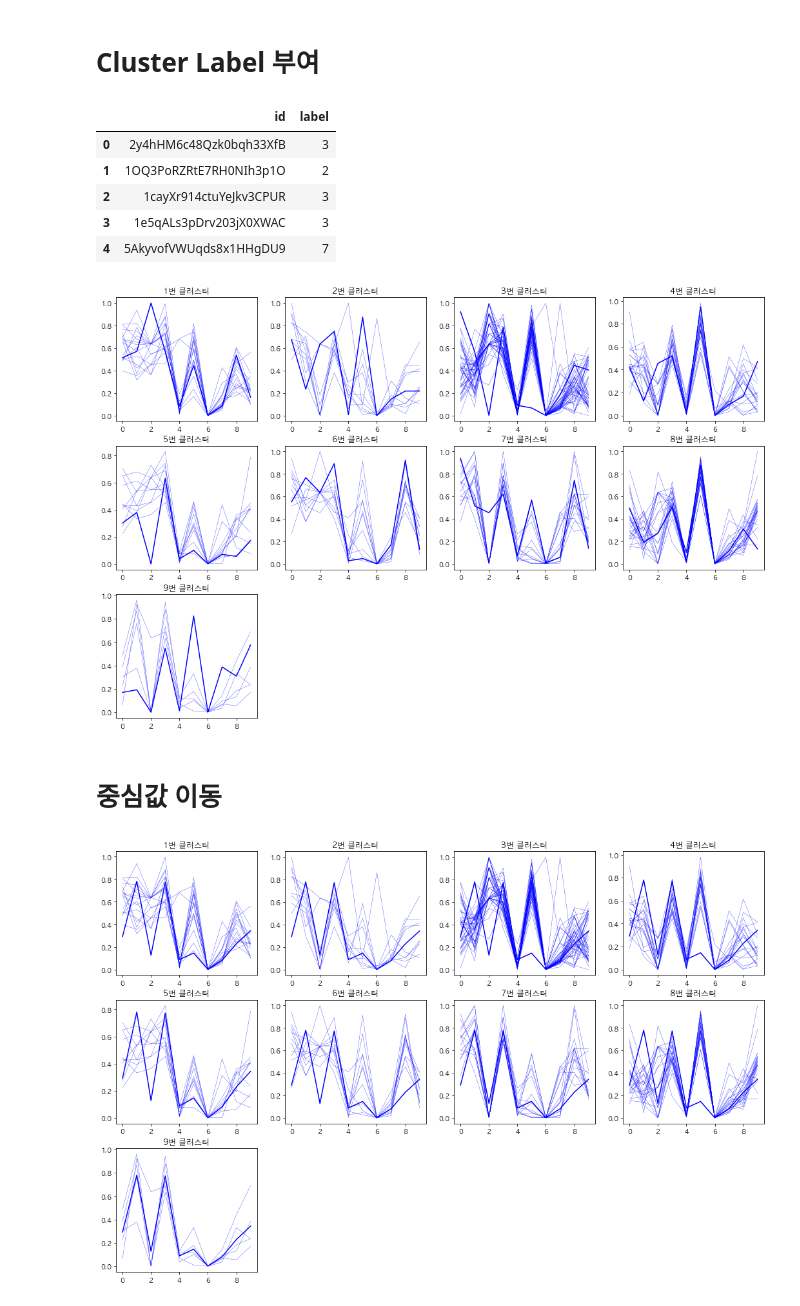
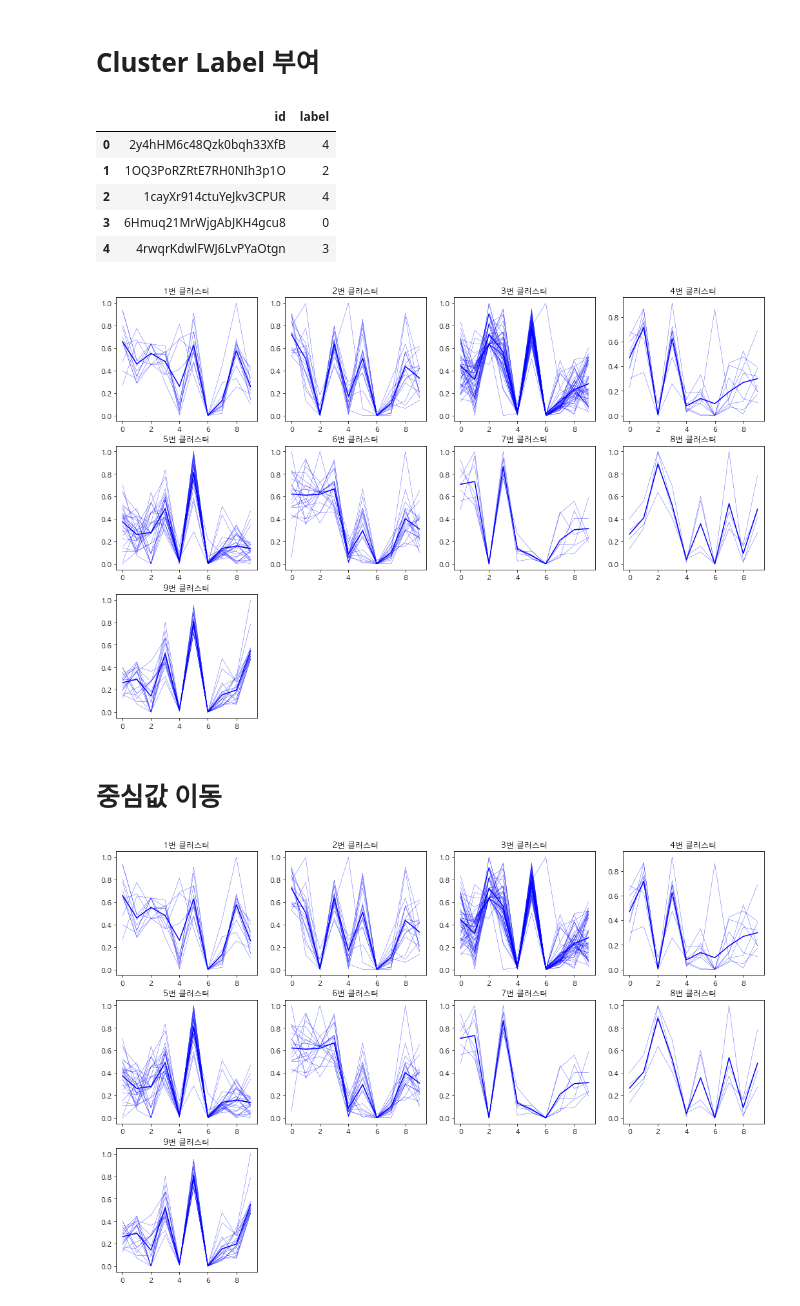
Before and after one commit to formegusto/MuLetterResearch, a Jupyter notebook: pt2.추천 음악 필터링을 위한 KMeans Clustering 알고리즘 연구.ipynb, the cells around one changed output. Saved outputs shown, nothing was run; the diff lists cells and outputs as text; code cells hidden in the pictures.

```diff
--- a/pt2.추천 음악 필터링을 위한 KMeans Clustering 알고리즘 연구.ipynb
+++ b/pt2.추천 음악 필터링을 위한 KMeans Clustering 알고리즘 연구.ipynb
@@ -72,6 +69,7 @@ merge_features.head()
 K = round(
     mt.sqrt(len(merge_features) / 2)
 )
+plot_r, plot_c = 1 * mt.ceil(K / 4), 4
 print(K)
 # %% [output]
 9
@@ -102,7 +100,7 @@ plt.show()
 # Cluster Label 부여
 # %%
 features = merge_features.values[:, 1:]
-euc_check = euc(features, K_pattern)
+euc_check = euc(features, K_features)
 labels = np.array([])
 
 for _euc_check in euc_check:
@@ -117,11 +115,11 @@ label_df.drop("index", inplace=True, axis=1)
 label_df.head()
 # %% [output]
 |  | id | label |
-| 0 | 2y4hHM6c48Qzk0bqh33XfB | 3 |
+| 0 | 2y4hHM6c48Qzk0bqh33XfB | 4 |
 | 1 | 1OQ3PoRZRtE7RH0NIh3p1O | 2 |
-| 2 | 1cayXr914ctuYeJkv3CPUR | 3 |
-| 3 | 1e5qALs3pDrv203jX0XWAC | 3 |
-| 4 | 5AkyvofVWUqds8x1HHgDU9 | 7 |
+| 2 | 1cayXr914ctuYeJkv3CPUR | 4 |
+| 3 | 6Hmuq21MrWjgAbJKH4gcu8 | 0 |
+| 4 | 4rwqrKdwlFWJ6LvPYaOtgn | 3 |
 # %%
 plt.figure(figsize=(18,12))
 for idx,_K_features in enumerate(K_features):
@@ -135,24 +133,24 @@ for idx,_K_features in enumerate(K_features):
 
 plt.show()
 # %% [output]
-[figure, old version]
+[figure, new version]
 # %% [markdown]
 # 중심값 이동
 # %%
 plt.figure(figsize=(18,12))
 for idx,_ in enumerate(K_features):
     ids = label_df[label_df['label'] == idx].index
     in_features = merge_features.iloc[ids].values[:,1:]
 
     K_features[idx] = in_features.mean(axis=0)
 
     in_features = merge_features.iloc[ids].T.values[1:]
 
     ax = plt.subplot(plot_r, plot_c, idx + 1)
-    ax.plot(_K_features, color='b')
+    ax.plot(K_features[idx], color='b')
     ax.plot(in_features, color='b', linewidth=0.3)
     ax.set_title("{}번 클러스터".format(idx + 1))
 
 plt.show()
 # %% [output]
-[figure, old version]
+[figure, new version]
```
Also changed, not shown: parts of 14 cells of this notebook.
